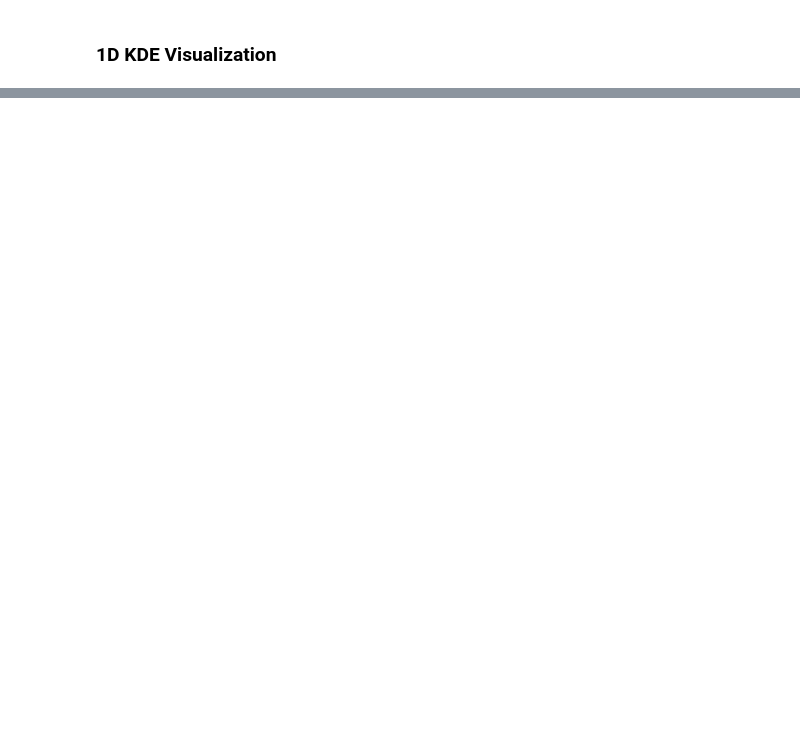
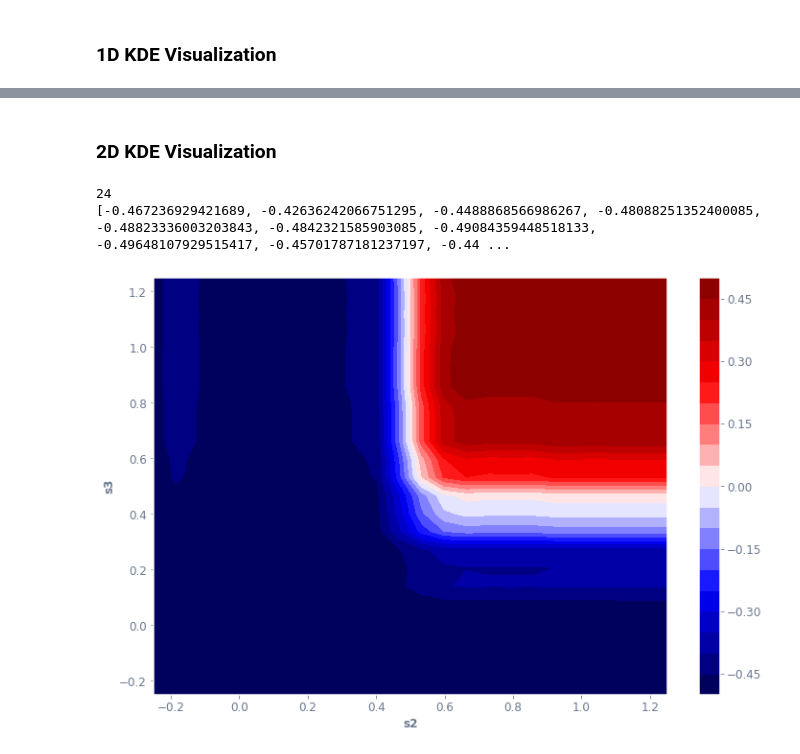
Before and after one commit to Ekrekr/ldr, a Jupyter notebook: introduction.ipynb, the cells around one changed output, grey strips where cells are left out. Saved outputs shown, nothing was run; the diff lists cells and outputs as text; code cells hidden in the pictures; blank space fills up the shorter version.

```diff
--- a/introduction.ipynb
+++ b/introduction.ipynb
@@ -326,0 +323,20 @@ findfont: Font family ['sans-serif'] not found. Falling back to DejaVu Sans.
+# %% [markdown]
+### 2D KDE Visualization
+# %%
+x_col = "s2"
+y_col = "s3"
+# %%
+res_sub = np.linspace(-0.25, 1.25, resolution-1)
+Xm, Ym = np.meshgrid(res_sub, res_sub)
+Zm = [[(i * j)-0.5 for i in D_bins[x_col]] for j in D_bins[y_col]]
+print(len(Xm))
+print(max(Zm))
+contours = plt.contourf(Xm, Ym, Zm, levels=np.linspace(-0.5, 0.5, 21), cmap="seismic")
+plt.ylabel(y_col)
+plt.xlabel(x_col)
+# plt.clabel(contours, inline=True)
+plt.colorbar();
+# %% [output]
+24
+[-0.467236929421689, -0.42636242066751295, -0.4488868566986267, -0.48088251352400085, -0.48823336003203843, -0.4842321585903085, -0.49084359448518133, -0.49648107929515417, -0.45701787181237197, -0.44 ...
+[figure, added]
```
Also changed, not shown: parts of 26 cells of this notebook, 1 other file.
